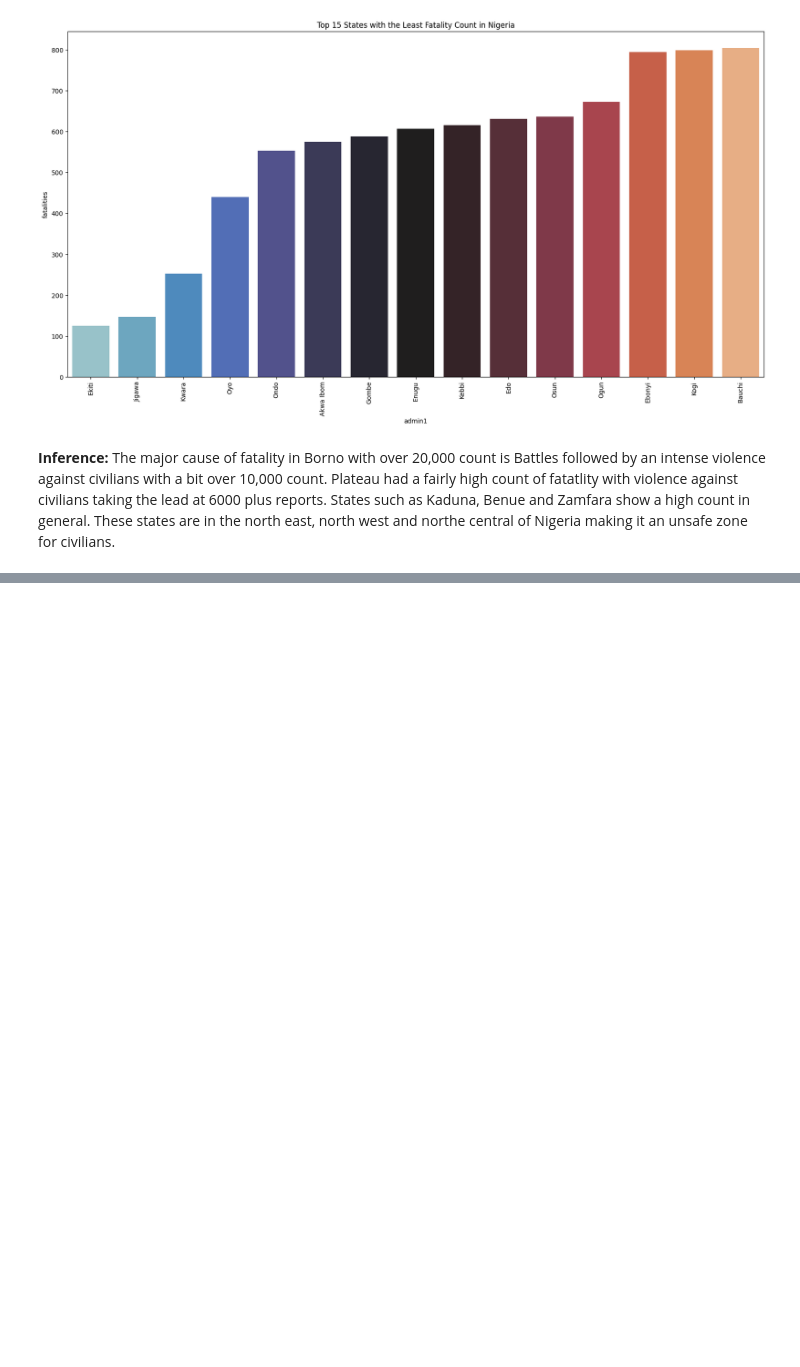
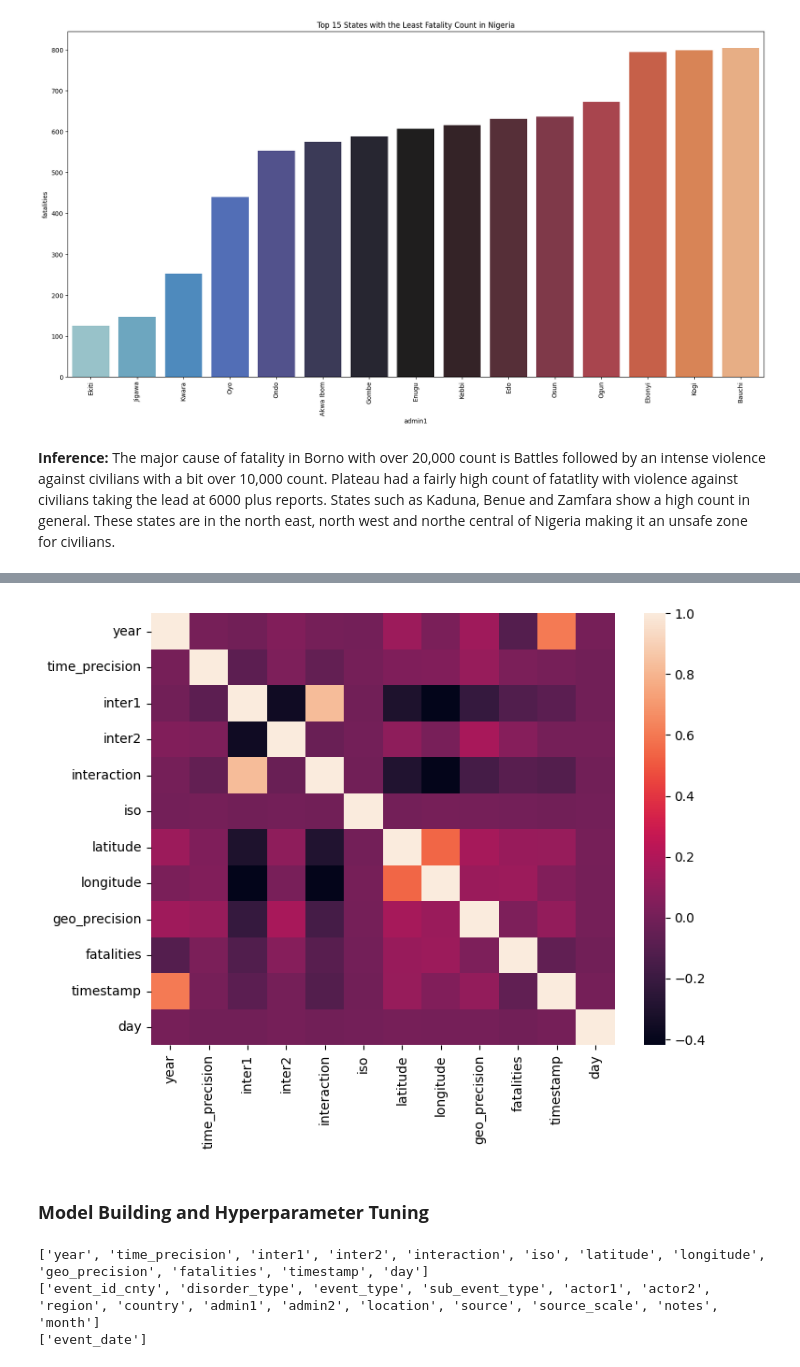
Before and after one commit to mlsanigeria/nigeria-crime-trends, a Jupyter notebook: experimentation_Odeyiany2/full_analysis.ipynb, the cells around one changed output, grey strips where cells are left out. Saved outputs shown, nothing was run; the diff lists cells and outputs as text; code cells hidden in the pictures; blank space fills up the shorter version.

```diff
--- a/experimentation_Odeyiany2/full_analysis.ipynb
+++ b/experimentation_Odeyiany2/full_analysis.ipynb
@@ -494,3 +484,23 @@ fig.update_layout(
 fig.show()
 # %% [output]
 [interactive output not drawn]
+# %%
+plt.figure(figsize=(8,6))
+sns.heatmap(data.corr(numeric_only=True));
+# %% [output]
+[figure, added]
+# %% [markdown]
+### **Model Building and Hyperparameter Tuning**
+# %%
+#splitting into numeric and categorical columns
+numeric_cols = data.select_dtypes(include=['int64', 'float64', "int32"]).columns.to_list()
+cat_cols = data.select_dtypes(include="object").columns.to_list()
+datetime_features = data.select_dtypes(include=['datetime64[ns]']).columns.tolist()
+
+print(numeric_cols)
+print(cat_cols)
+print(datetime_features)
+# %% [output]
+['year', 'time_precision', 'inter1', 'inter2', 'interaction', 'iso', 'latitude', 'longitude', 'geo_precision', 'fatalities', 'timestamp', 'day']
+['event_id_cnty', 'disorder_type', 'event_type', 'sub_event_type', 'actor1', 'actor2', 'region', 'country', 'admin1', 'admin2', 'location', 'source', 'source_scale', 'notes', 'month']
+['event_date']
```
Also changed, not shown: parts of 29 cells of this notebook.
